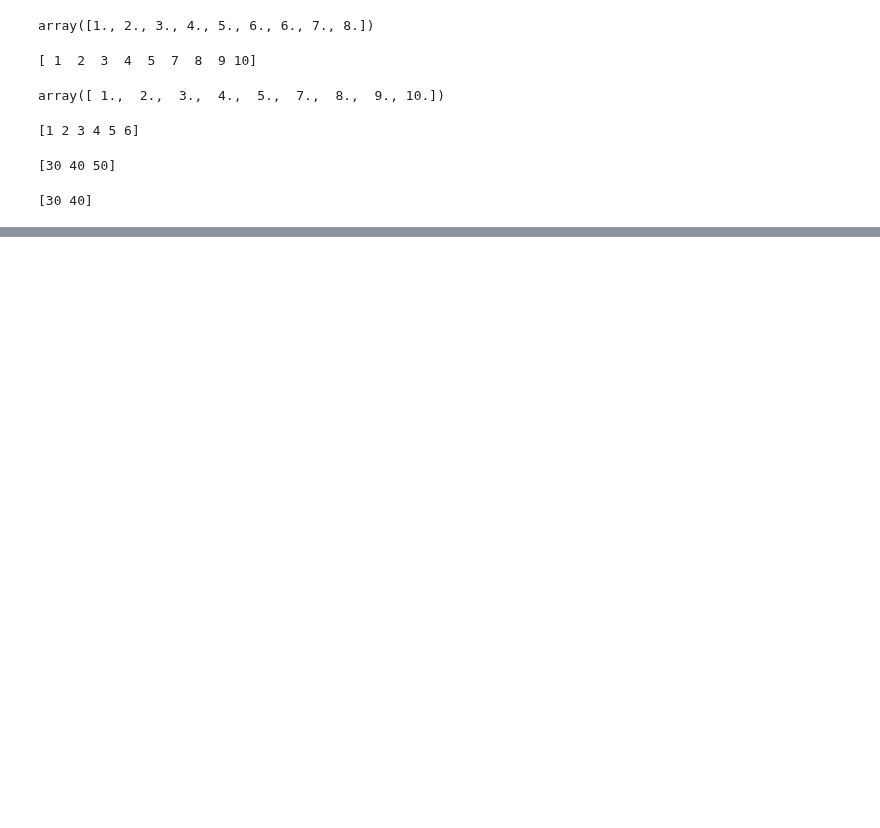
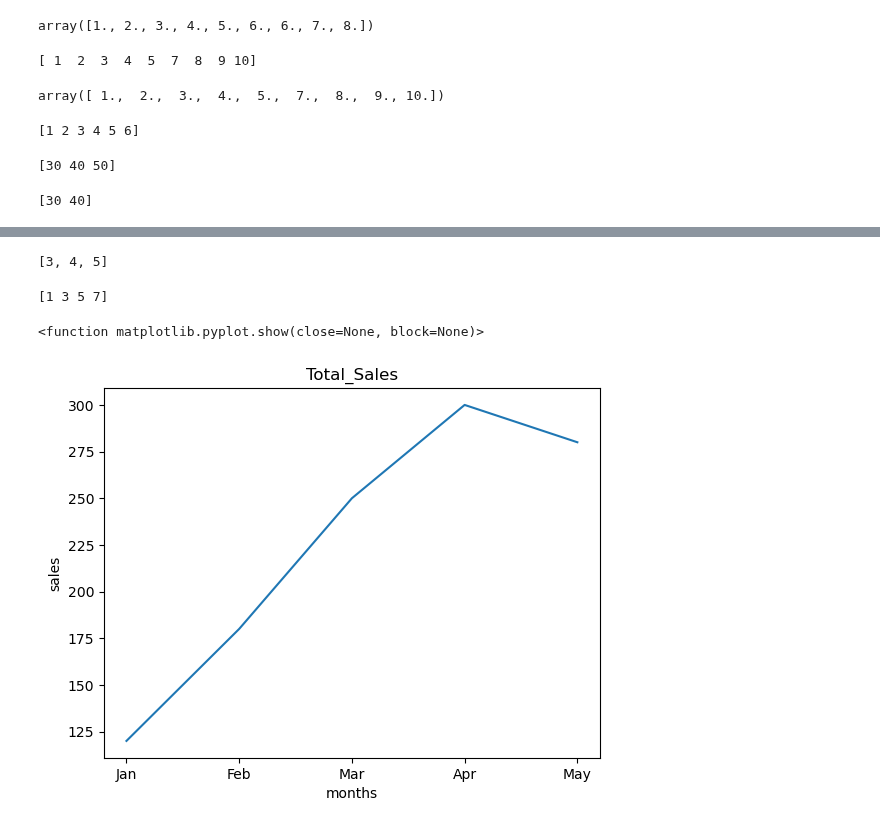
Before and after one commit to Kaif-Specs/Python, a Jupyter notebook: class.ipynb, the cells around one changed output, grey strips where cells are left out. Drawn from its saved outputs; the diff is of its cells as text; code cells hidden in the pictures; blank space fills up the shorter version.

```diff
--- a/class.ipynb
+++ b/class.ipynb
@@ -392,0 +444,24 @@ print(filtered_value)
+# %%
+import numpy as np
+s = [1,2,3,4,5,6,7,8,9]
+print(s[2:5])
+# %% [output]
+[3, 4, 5]
+# %%
+import numpy as np
+s = np.array([1,2,3,4,5,6,7,8,9])
+print(s[0:7:2])
+# %% [output]
+[1 3 5 7]
+# %%
+import matplotlib.pyplot as plt
+months = ["Jan", "Feb", "Mar", "Apr", "May"]
+sales = [120, 180, 250, 300, 280]
+plt.plot(months,sales)
+plt.xlabel("months")
+plt.ylabel("sales")
+plt.title("Total_Sales")
+plt.show
+# %% [output]
+<function matplotlib.pyplot.show(close=None, block=None)>
+[figure, added]
```
Also changed, not shown: parts of 18 cells of this notebook, 4 other files.
